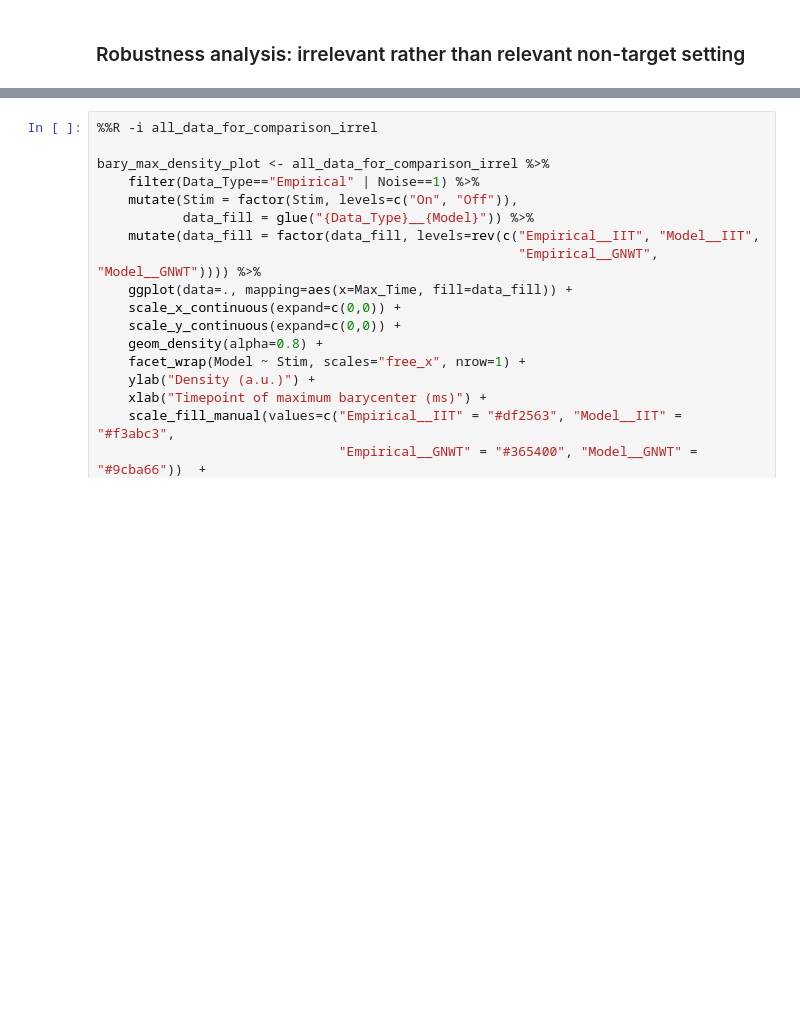
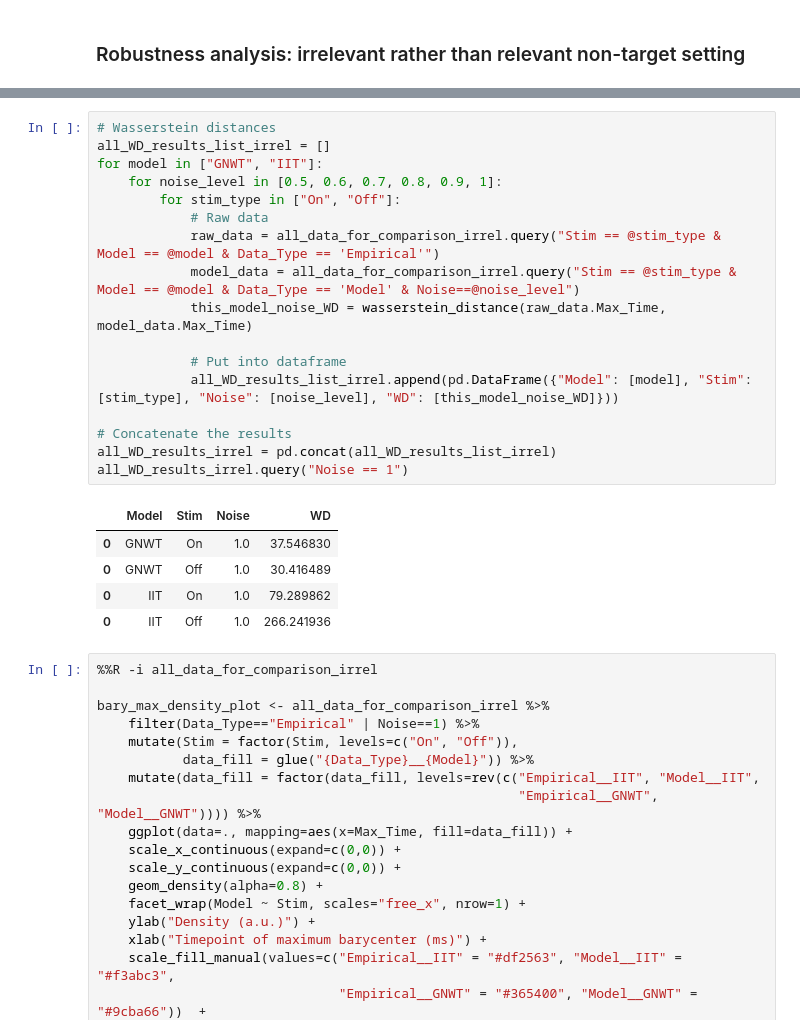
Before and after one commit to anniegbryant/MEG_functional_connectivity, a Jupyter notebook: data_visualization/barycenter_empirical_analysis.ipynb, the cells around one changed output, grey strips where cells are left out. Saved outputs shown, nothing was run; the diff lists cells and outputs as text; blank space fills up the shorter version.

```diff
--- a/data_visualization/barycenter_empirical_analysis.ipynb
+++ b/data_visualization/barycenter_empirical_analysis.ipynb
@@ -906,3 +906,26 @@ all_KL_results_irrel.query("Noise==1")
+# %%
+# Wasserstein distances
+all_WD_results_list_irrel = []
+for model in ["GNWT", "IIT"]:
+    for noise_level in [0.5, 0.6, 0.7, 0.8, 0.9, 1]:
+        for stim_type in ["On", "Off"]:
+            # Raw data
+            raw_data = all_data_for_comparison_irrel.query("Stim == @stim_type & Model == @model & Data_Type == 'Empirical'")
+            model_data = all_data_for_comparison_irrel.query("Stim == @stim_type & Model == @model & Data_Type == 'Model' & Noise==@noise_level")
+            this_model_noise_WD = wasserstein_distance(raw_data.Max_Time, model_data.Max_Time)
+
+            # Put into dataframe
+            all_WD_results_list_irrel.append(pd.DataFrame({"Model": [model], "Stim": [stim_type], "Noise": [noise_level], "WD": [this_model_noise_WD]}))
+
+# Concatenate the results
+all_WD_results_irrel = pd.concat(all_WD_results_list_irrel)
+all_WD_results_irrel.query("Noise == 1")
+# %% [output]
+|  | Model | Stim | Noise | WD |
+| 0 | GNWT | On | 1.0 | 37.546830 |
+| 0 | GNWT | Off | 1.0 | 30.416489 |
+| 0 | IIT | On | 1.0 | 79.289862 |
+| 0 | IIT | Off | 1.0 | 266.241936 |
 # %%
 %%R -i all_data_for_comparison_irrel
 
```
Also changed, not shown: parts of 1 cell of this notebook, 6 other files.
